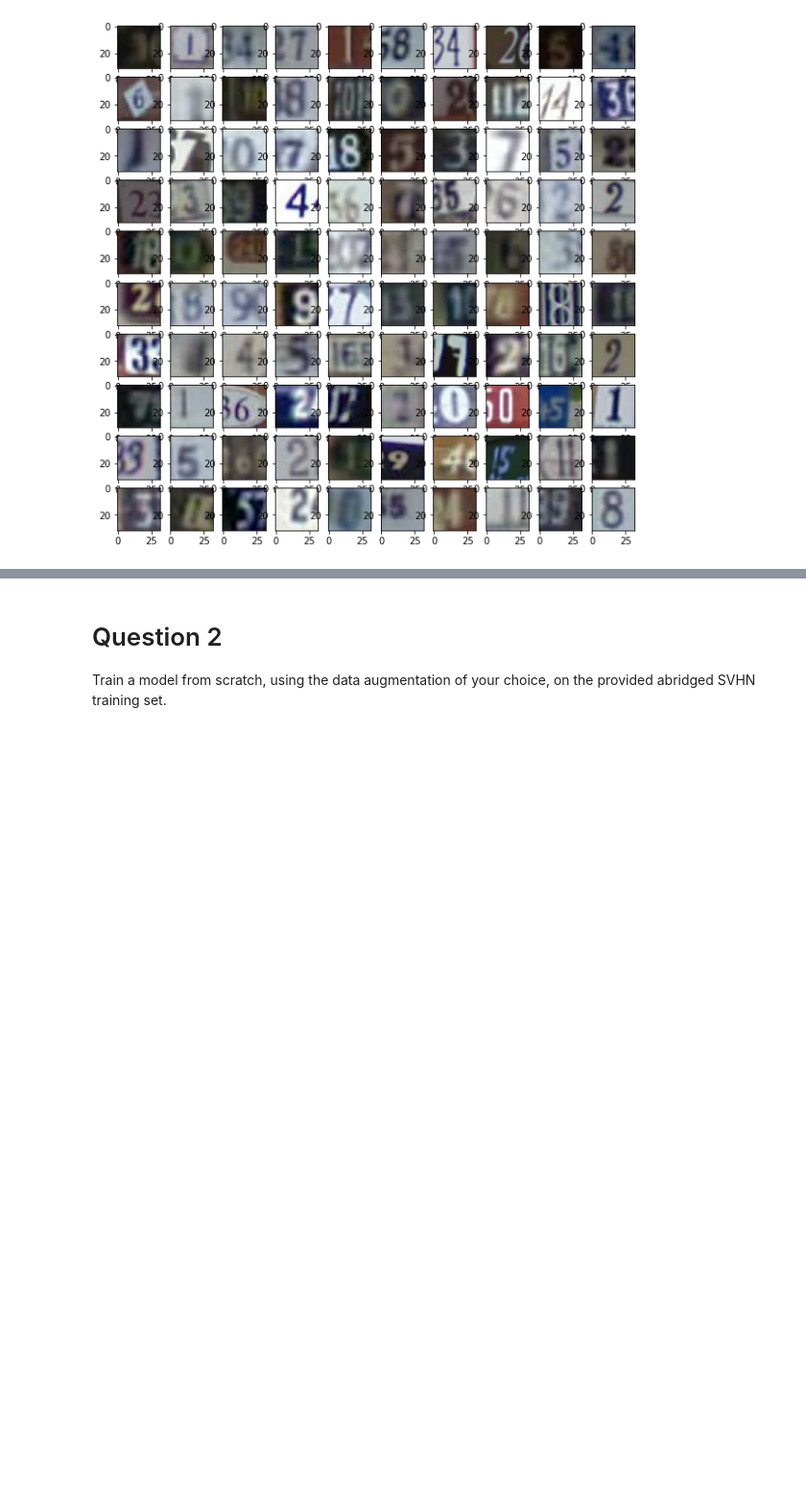
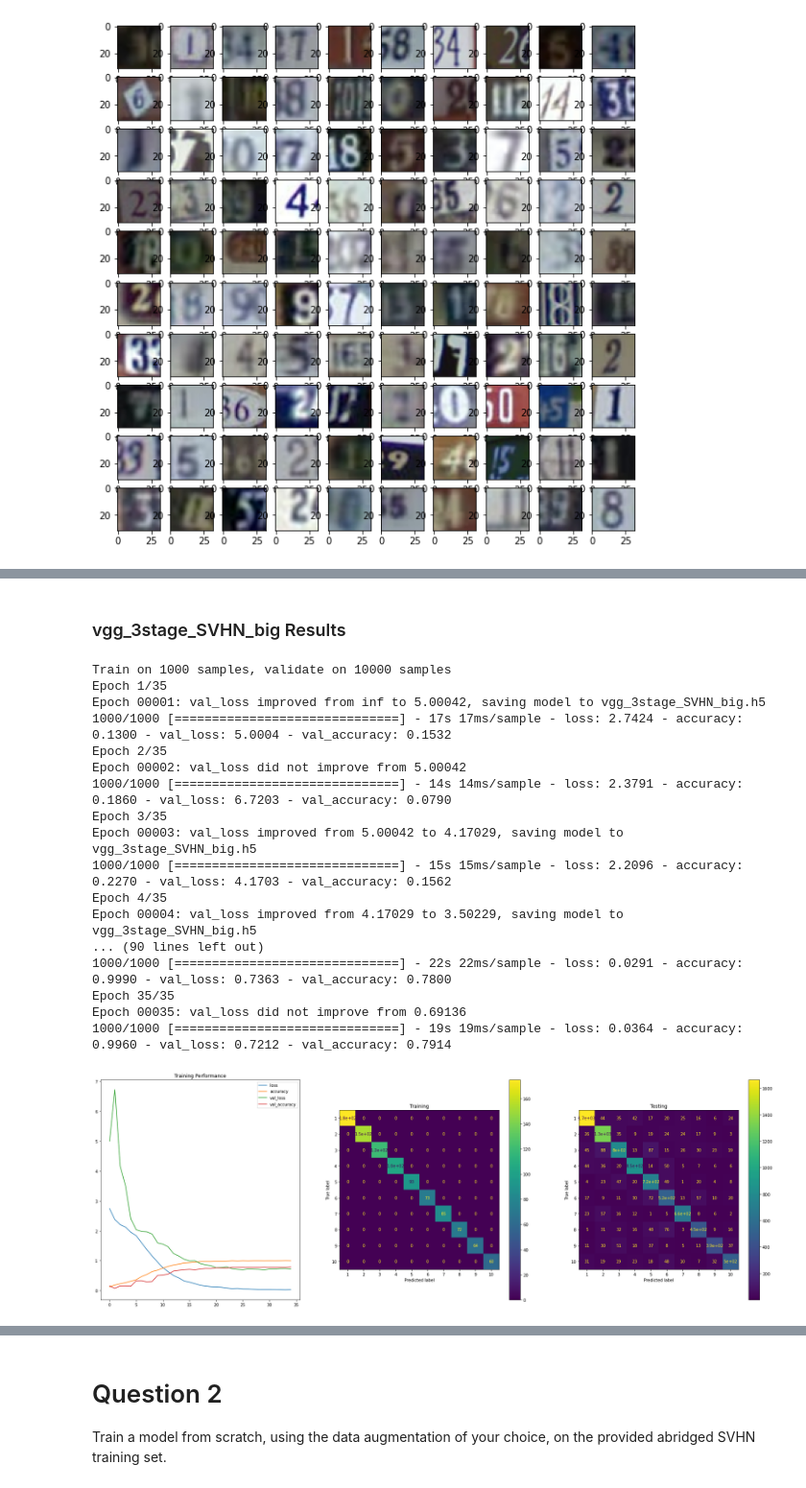
Before and after one commit to Jackhu-gc/CAB420Assignment1A, a Jupyter notebook: Ass1A_Q3_JH.ipynb, the cells around one changed output, grey strips where cells are left out. Shown at 96% size. Saved outputs shown, nothing was run; the diff lists cells and outputs as text; code cells hidden in the pictures; blank space fills up the shorter version.

```diff
--- a/Ass1A_Q3_JH.ipynb
+++ b/Ass1A_Q3_JH.ipynb
@@ -190,0 +197,31 @@ Test accuracy: 0.7353
+# %% [markdown]
+### vgg_3stage_SVHN_big Results
+# %%
+num_epochs = 35
+inputs = keras.Input(shape=(32, 32, 3, ), name='img')
+x = vgg_net(inputs, [16,32,64], [1024, 256], 0.2, 0.2)
+output = layers.Dense(10)(x)
+model_3stage_cnn = keras.Model(inputs=inputs, outputs=output, name='simple_vgg')
+model_3stage_cnn.compile(loss=keras.losses.SparseCategoricalCrossentropy(from_logits=True),
+              optimizer=keras.optimizers.Adam(),
+              metrics=['accuracy'])
+train_and_eval(model_3stage_cnn, train, train_y, test, test_y, 'vgg_3stage_SVHN_big.h5', batch_size, num_epochs, class_weights)
+# %% [output]
+Train on 1000 samples, validate on 10000 samples
+Epoch 1/35
+Epoch 00001: val_loss improved from inf to 5.00042, saving model to vgg_3stage_SVHN_big.h5
+1000/1000 [==============================] - 17s 17ms/sample - loss: 2.7424 - accuracy: 0.1300 - val_loss: 5.0004 - val_accuracy: 0.1532
+Epoch 2/35
+Epoch 00002: val_loss did not improve from 5.00042
+1000/1000 [==============================] - 14s 14ms/sample - loss: 2.3791 - accuracy: 0.1860 - val_loss: 6.7203 - val_accuracy: 0.0790
+Epoch 3/35
+Epoch 00003: val_loss improved from 5.00042 to 4.17029, saving model to vgg_3stage_SVHN_big.h5
+1000/1000 [==============================] - 15s 15ms/sample - loss: 2.2096 - accuracy: 0.2270 - val_loss: 4.1703 - val_accuracy: 0.1562
+Epoch 4/35
+Epoch 00004: val_loss improved from 4.17029 to 3.50229, saving model to vgg_3stage_SVHN_big.h5
+... (90 lines left out)
+1000/1000 [==============================] - 22s 22ms/sample - loss: 0.0291 - accuracy: 0.9990 - val_loss: 0.7363 - val_accuracy: 0.7800
+Epoch 35/35
+Epoch 00035: val_loss did not improve from 0.69136
+1000/1000 [==============================] - 19s 19ms/sample - loss: 0.0364 - accuracy: 0.9960 - val_loss: 0.7212 - val_accuracy: 0.7914
+[figure, added]
```
Also changed, not shown: parts of 17 cells of this notebook.
